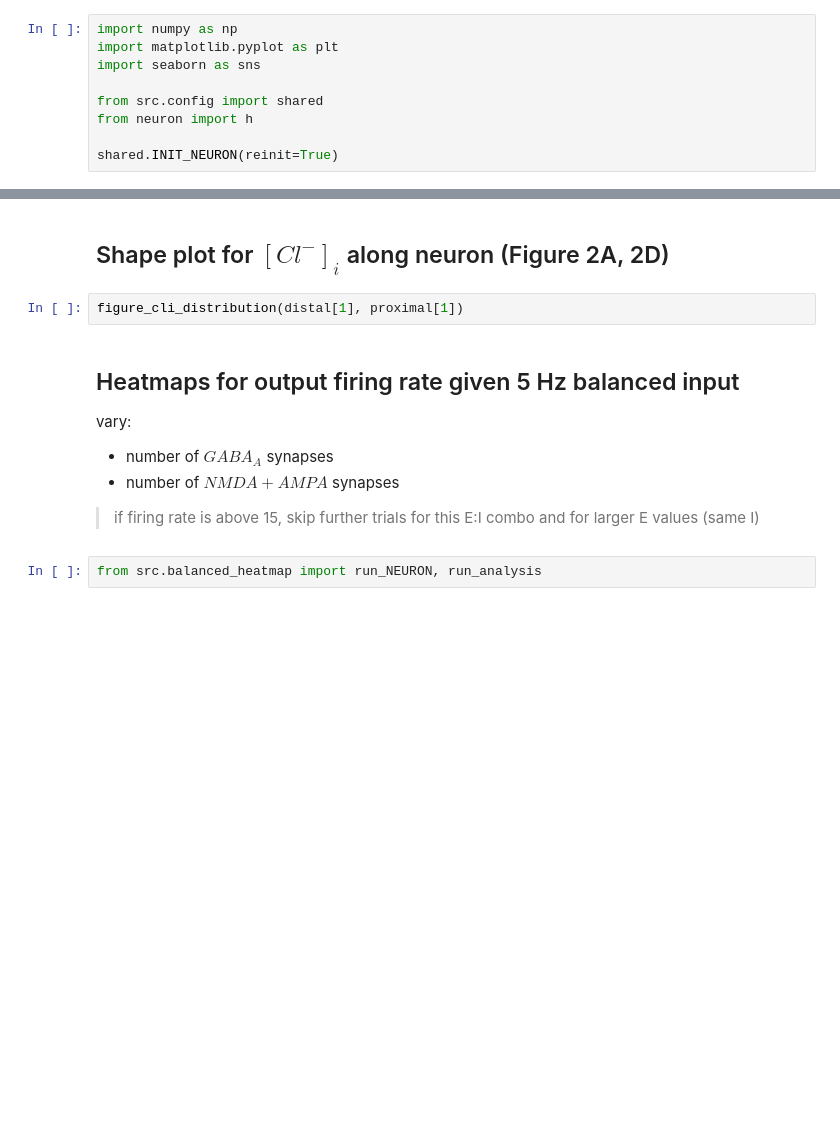
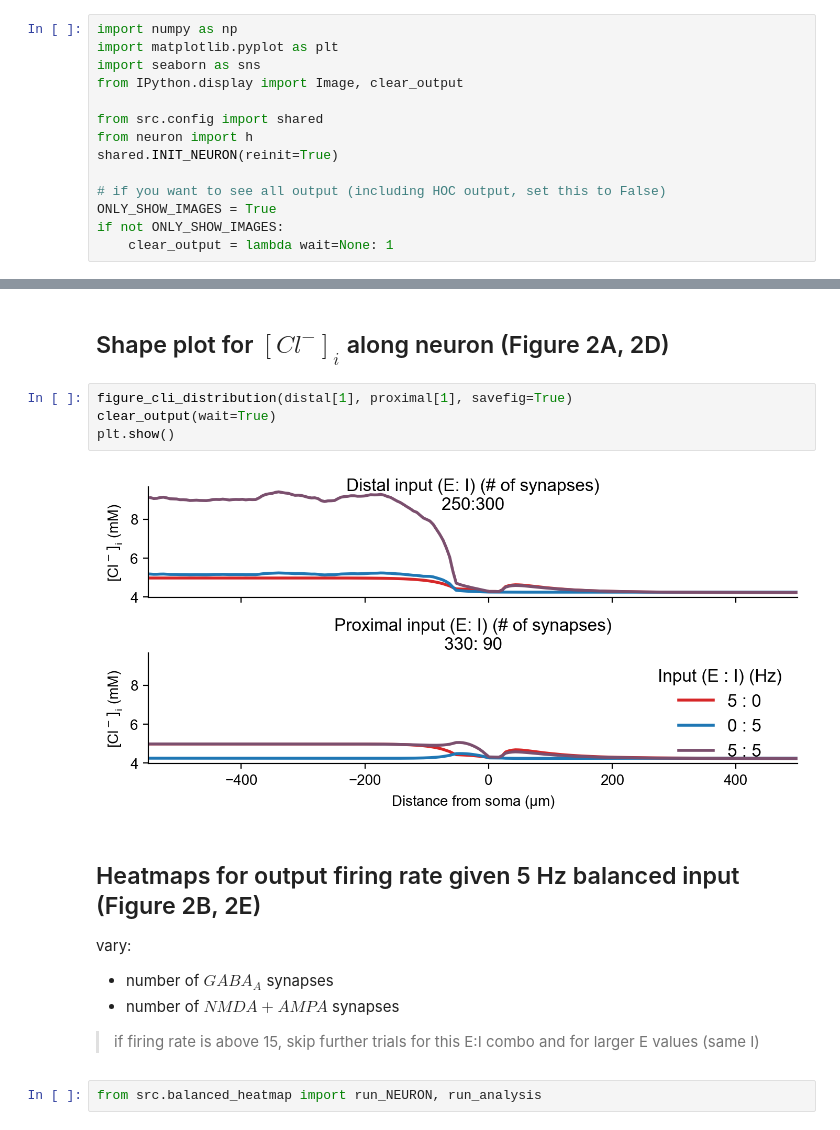
Before and after one commit to schmitts/chloride-dynamics-io-neuron, a Jupyter notebook: chloride-dynamics-io-neuron.ipynb, the cells around one changed output, grey strips where cells are left out. Saved outputs shown, nothing was run; the diff lists cells and outputs as text; blank space fills up the shorter version.

```diff
--- a/chloride-dynamics-io-neuron.ipynb
+++ b/chloride-dynamics-io-neuron.ipynb
@@ -6,8 +10,13 @@
 import numpy as np
 import matplotlib.pyplot as plt
 import seaborn as sns
+from IPython.display import Image, clear_output
 
 from src.config import shared
 from neuron import h
+shared.INIT_NEURON(reinit=True)
 
-shared.INIT_NEURON(reinit=True)
+# if you want to see all output (including HOC output, set this to False)
+ONLY_SHOW_IMAGES = True
+if not ONLY_SHOW_IMAGES:
+    clear_output = lambda wait=None: 1
@@ -30,9 +48,13 @@ proximal = [proximal_balanced_synapses[0], proximal_balanced_synapses[mid_p], pr
 # %% [markdown]
 ## Shape plot for $[Cl^-]_i$ along neuron (Figure 2A, 2D)
 # %%
-figure_cli_distribution(distal[1], proximal[1])
+figure_cli_distribution(distal[1], proximal[1], savefig=True)
+clear_output(wait=True)
+plt.show()
+# %% [output]
+[figure, added]
 # %% [markdown]
-## Heatmaps for output firing rate given 5 Hz balanced input
+## Heatmaps for output firing rate given 5 Hz balanced input (Figure 2B, 2E)
 vary:
 - number of $GABA_A$ synapses
 - number of $NMDA+AMPA$ synapses
```
Also changed, not shown: parts of 19 cells of this notebook, 2 other files.
